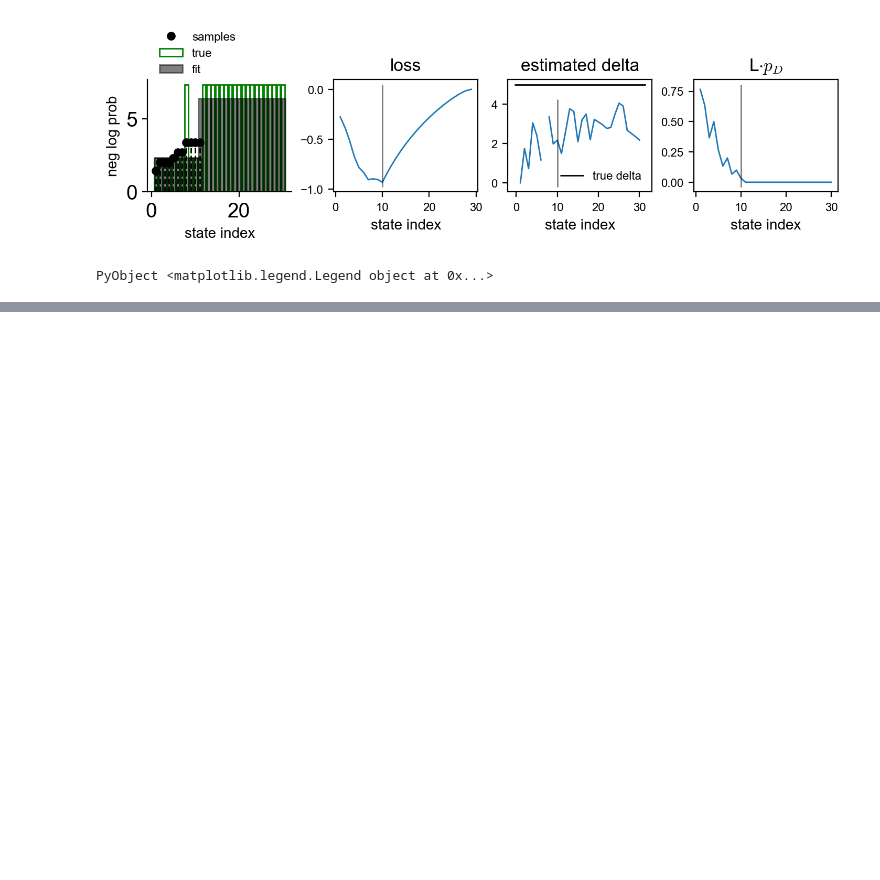
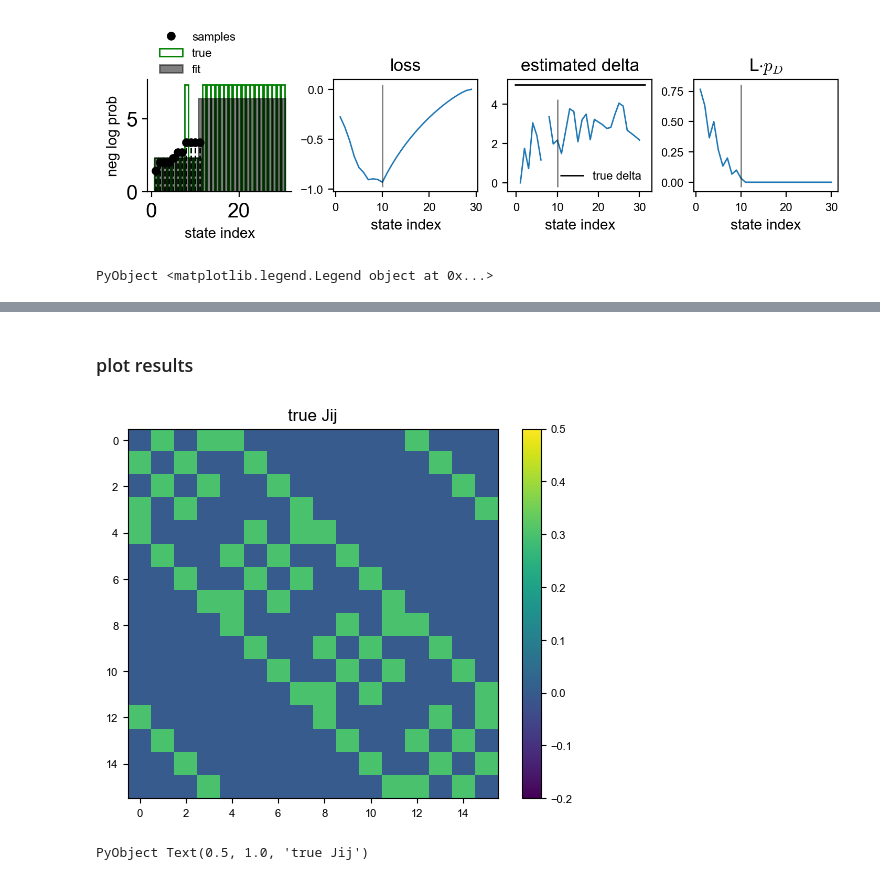
Before and after one commit to peter-fields/temp-tune, a Jupyter notebook: notebooks/min_working_examples.ipynb, the cells around one changed output, grey strips where cells are left out. Saved outputs shown, nothing was run; the diff lists cells and outputs as text; code cells hidden in the pictures; blank space fills up the shorter version.

```diff
--- a/notebooks/min_working_examples.ipynb
+++ b/notebooks/min_working_examples.ipynb
@@ -121,0 +131,10 @@ PyObject <matplotlib.legend.Legend object at 0x...>
+# %%
+nn_dims = (4,4) # 4 by 4 nearest neighbor ising model
+θ, Jij=init_2dNN(4,4);  # for ground truth model
+
+Jstart = init_Jfit(size(Jij)[1]);
+ml_exact_buffer = ml_exact_buffer=ExactMLBuffer(Jij);
+# %%
+temp = 3.33
+nsampless = 800
+zz=drawsamples_exact( ml_exact_buffer, Jij, temp, nsampless)
@@ -121,0 +185,9 @@ PyObject <matplotlib.legend.Legend object at 0x...>
+# %% [markdown]
+### plot results
+# %%
+imshow(Jij/temp , clim=(-.2,.5))
+colorbar()
+title("true Jij")
+# %% [output]
+[figure, added]
+PyObject Text(0.5, 1.0, 'true Jij')
```
Also changed, not shown: parts of 11 cells of this notebook, 13 other files.
